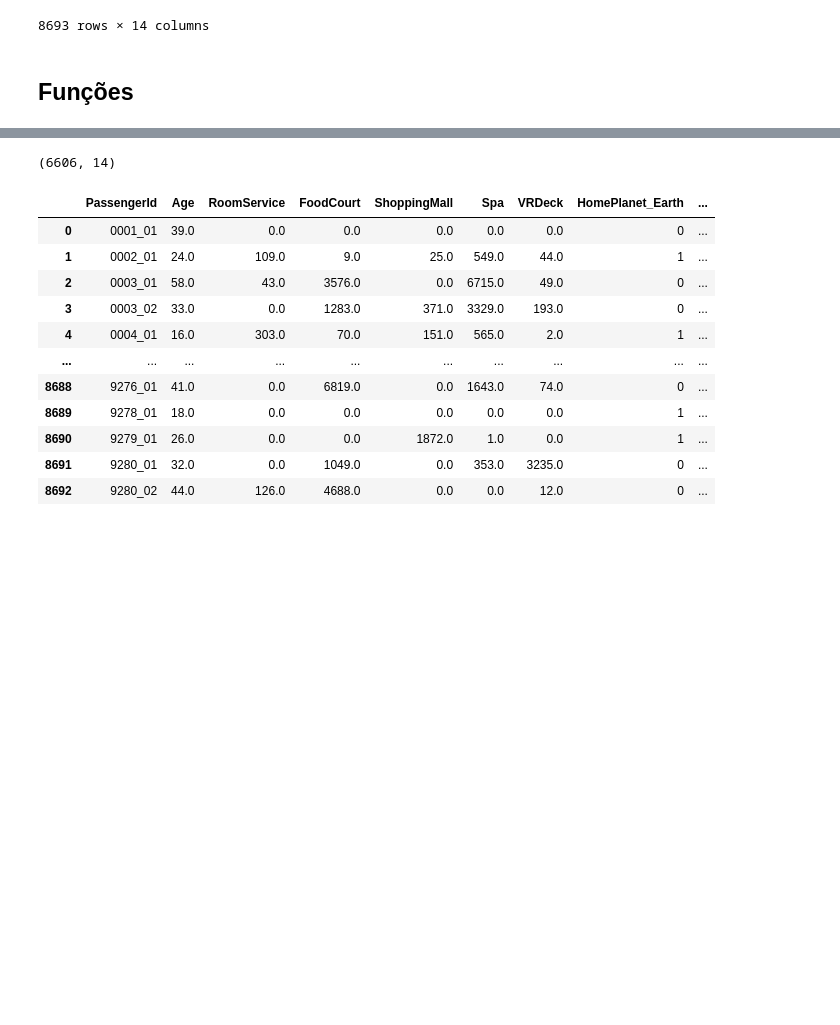
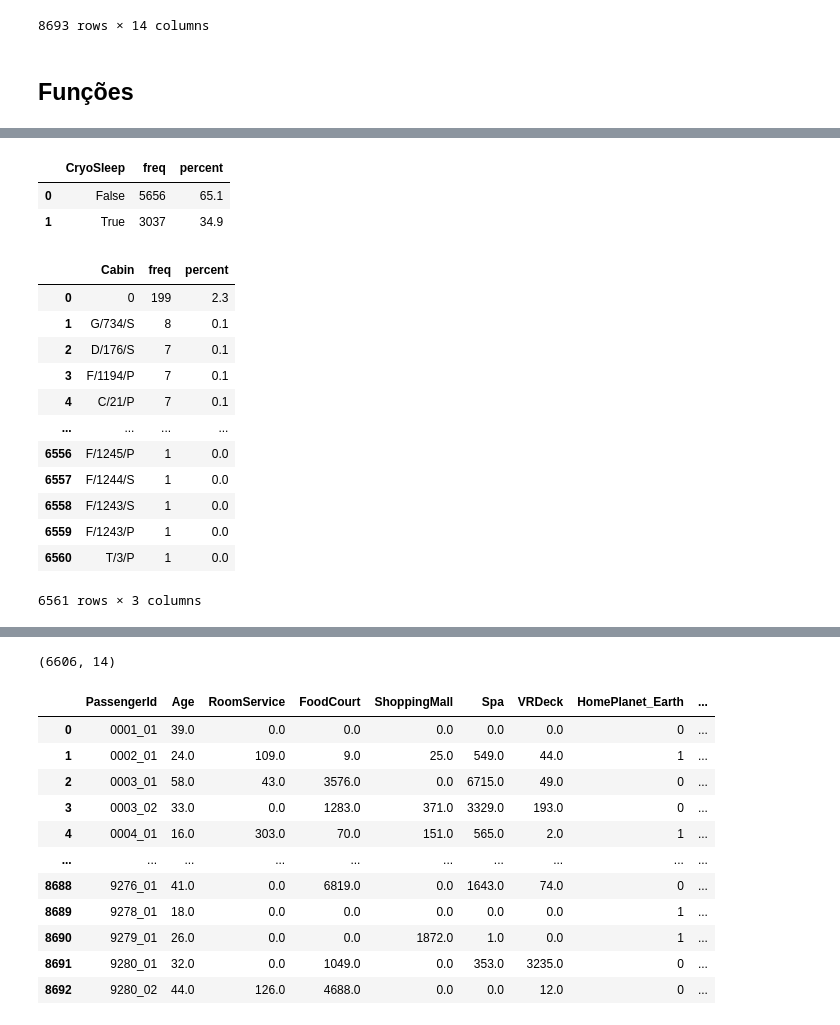
Before and after one commit to FranciscoFoz/machine-learning-training, a Jupyter notebook: spaceship-titanic.ipynb, the cells around one changed output, grey strips where cells are left out. Saved outputs shown, nothing was run; the diff lists cells and outputs as text; code cells hidden in the pictures; blank space fills up the shorter version.

```diff
--- a/spaceship-titanic.ipynb
+++ b/spaceship-titanic.ipynb
@@ -46,3 +48,10 @@ def acuracia_modelo(algoritmo):
 
     acuracia = accuracy_score(test_y, previsoes).round(3) * 100
     return acuracia
+
+def tabela_freq(df,variavel):
+
+    df_freq = df.loc[:,[variavel]].value_counts().to_frame('freq').reset_index()
+    df_percent = (df.loc[:,[variavel]].value_counts(normalize=True).to_frame('percent').round(3)*100).reset_index()
+    df_freq_percent = pd.merge(df_freq,df_percent)
+    return df_freq_percent
@@ -48,0 +107,22 @@ def acuracia_modelo(algoritmo):
+# %%
+tabela_freq(spaceship_analise,'CryoSleep')
+# %% [output]
+|  | CryoSleep | freq | percent |
+| 0 | False | 5656 | 65.1 |
+| 1 | True | 3037 | 34.9 |
+# %%
+tabela_freq(spaceship_analise,'Cabin')
+# %% [output]
+|  | Cabin | freq | percent |
+| 0 | 0 | 199 | 2.3 |
+| 1 | G/734/S | 8 | 0.1 |
+| 2 | D/176/S | 7 | 0.1 |
+| 3 | F/1194/P | 7 | 0.1 |
+| 4 | C/21/P | 7 | 0.1 |
+| ... | ... | ... | ... |
+| 6556 | F/1245/P | 1 | 0.0 |
+| 6557 | F/1244/S | 1 | 0.0 |
+| 6558 | F/1243/S | 1 | 0.0 |
+| 6559 | F/1243/P | 1 | 0.0 |
+| 6560 | T/3/P | 1 | 0.0 |
+6561 rows × 3 columns
```
Also changed, not shown: parts of 17 cells of this notebook.
